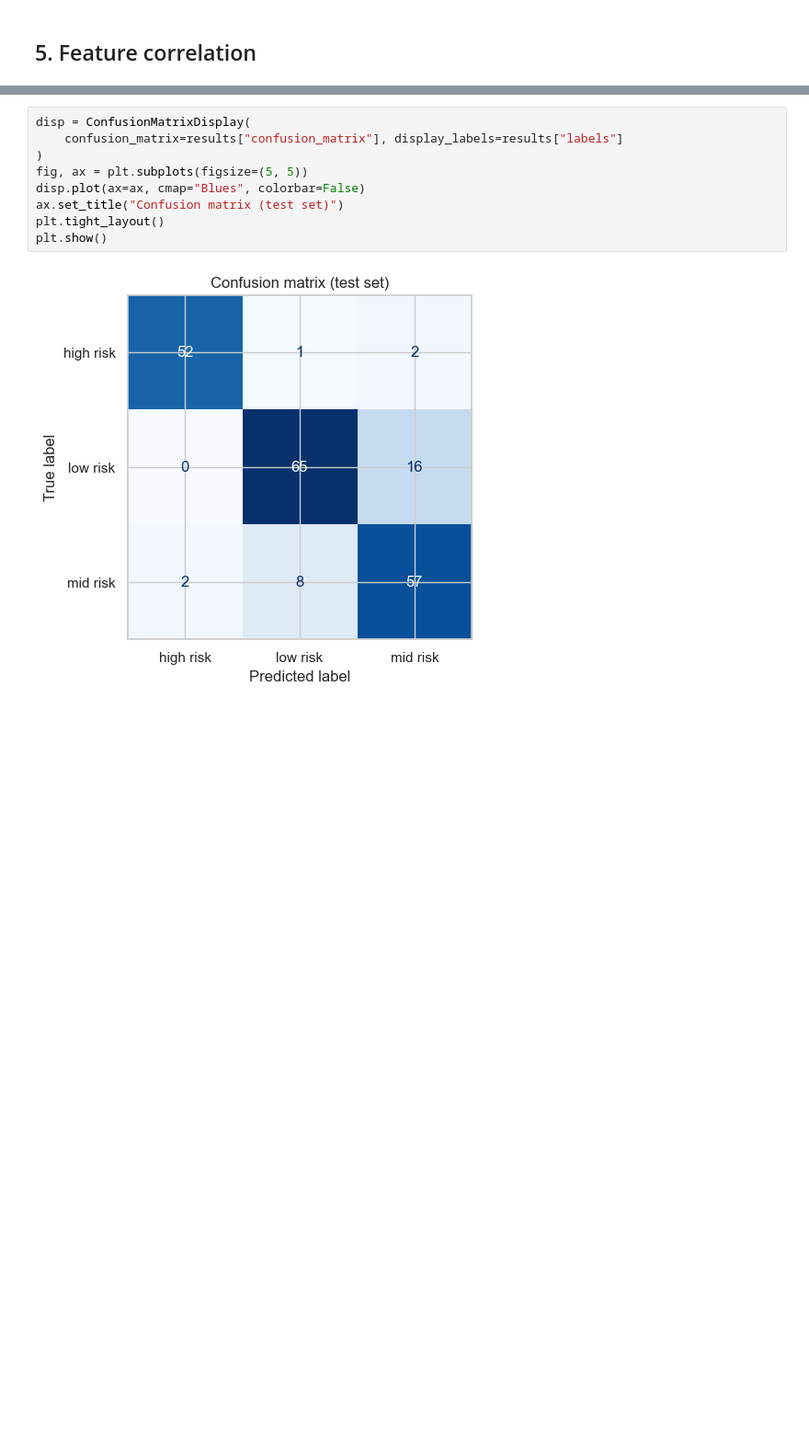
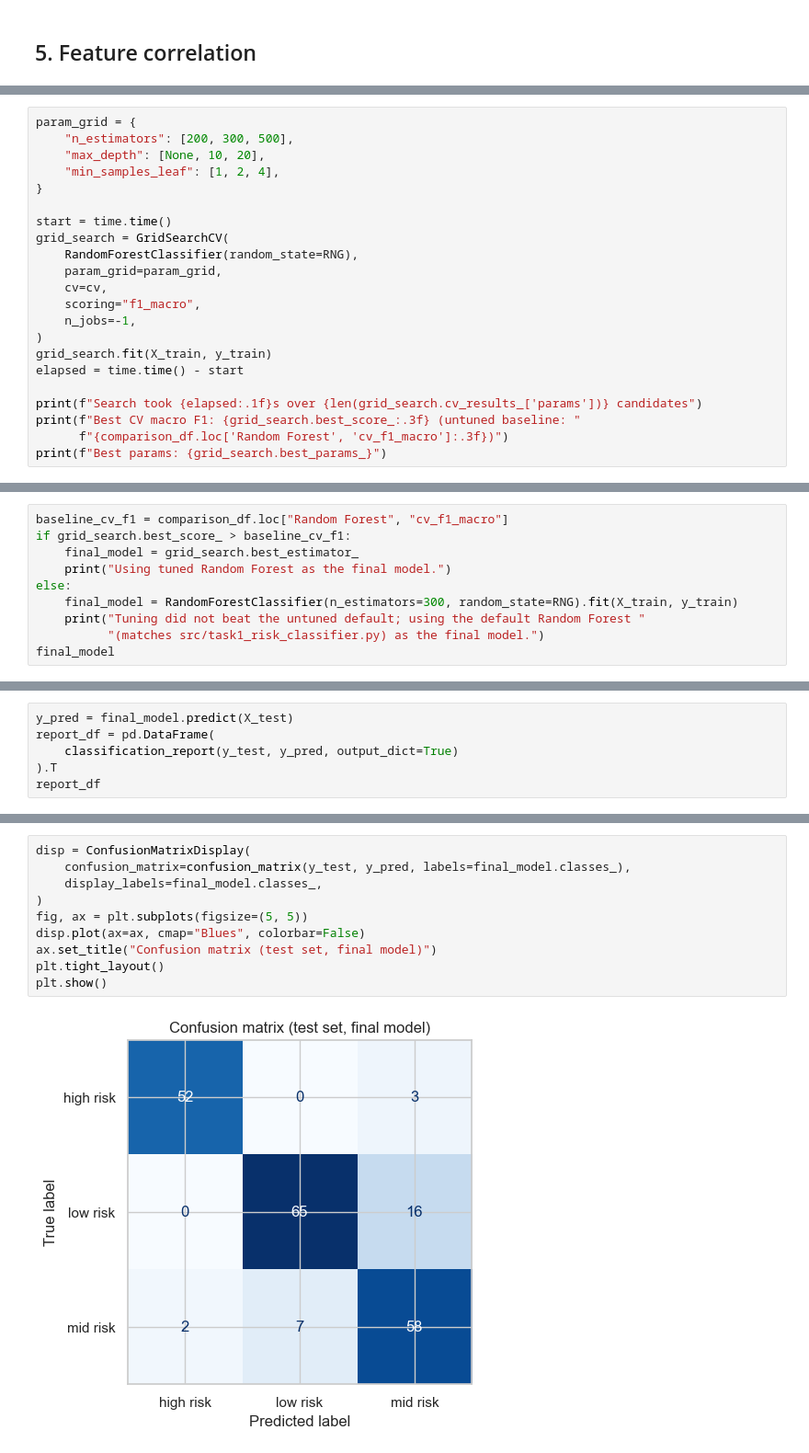
Before and after one commit to andyombogo/Eneza-Data-Science-Residential-training-2026, a Jupyter notebook: project7-maternal-child-health/notebooks/task1_risk_classifier_eda.ipynb, the cells around one changed output, grey strips where cells are left out. Shown at 92% size. Drawn from its saved outputs; the diff is of its cells as text; blank space fills up the shorter version.

```diff
--- a/project7-maternal-child-health/notebooks/task1_risk_classifier_eda.ipynb
+++ b/project7-maternal-child-health/notebooks/task1_risk_classifier_eda.ipynb
@@ -148,0 +234,22 @@ report_df
+# %%
+param_grid = {
+    "n_estimators": [200, 300, 500],
+    "max_depth": [None, 10, 20],
+    "min_samples_leaf": [1, 2, 4],
+}
+
+start = time.time()
+grid_search = GridSearchCV(
+    RandomForestClassifier(random_state=RNG),
+    param_grid=param_grid,
+    cv=cv,
+    scoring="f1_macro",
+    n_jobs=-1,
+)
+grid_search.fit(X_train, y_train)
+elapsed = time.time() - start
+
+print(f"Search took {elapsed:.1f}s over {len(grid_search.cv_results_['params'])} candidates")
+print(f"Best CV macro F1: {grid_search.best_score_:.3f} (untuned baseline: "
+      f"{comparison_df.loc['Random Forest', 'cv_f1_macro']:.3f})")
+print(f"Best params: {grid_search.best_params_}")
@@ -148,0 +262,10 @@ report_df
+# %%
+baseline_cv_f1 = comparison_df.loc["Random Forest", "cv_f1_macro"]
+if grid_search.best_score_ > baseline_cv_f1:
+    final_model = grid_search.best_estimator_
+    print("Using tuned Random Forest as the final model.")
+else:
+    final_model = RandomForestClassifier(n_estimators=300, random_state=RNG).fit(X_train, y_train)
+    print("Tuning did not beat the untuned default; using the default Random Forest "
+          "(matches src/task1_risk_classifier.py) as the final model.")
+final_model
@@ -148,0 +277,6 @@ report_df
+# %%
+y_pred = final_model.predict(X_test)
+report_df = pd.DataFrame(
+    classification_report(y_test, y_pred, output_dict=True)
+).T
+report_df
@@ -149,12 +291,13 @@ report_df
 # %%
 disp = ConfusionMatrixDisplay(
-    confusion_matrix=results["confusion_matrix"], display_labels=results["labels"]
+    confusion_matrix=confusion_matrix(y_test, y_pred, labels=final_model.classes_),
+    display_labels=final_model.classes_,
 )
 fig, ax = plt.subplots(figsize=(5, 5))
 disp.plot(ax=ax, cmap="Blues", colorbar=False)
-ax.set_title("Confusion matrix (test set)")
+ax.set_title("Confusion matrix (test set, final model)")
 plt.tight_layout()
 plt.show()
 # %% [output]
-[figure, old version]
+[figure, new version]
 # %% [markdown]
```
Also changed, not shown: parts of 26 cells of this notebook, 3 other files.
